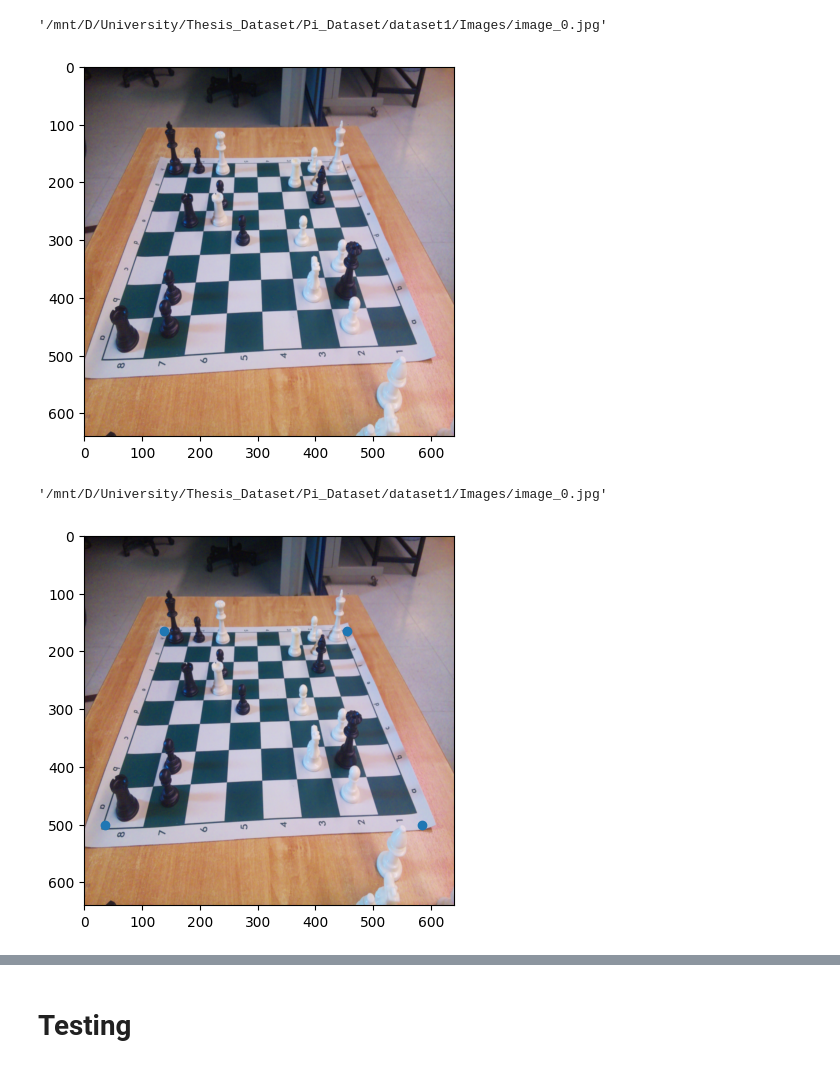
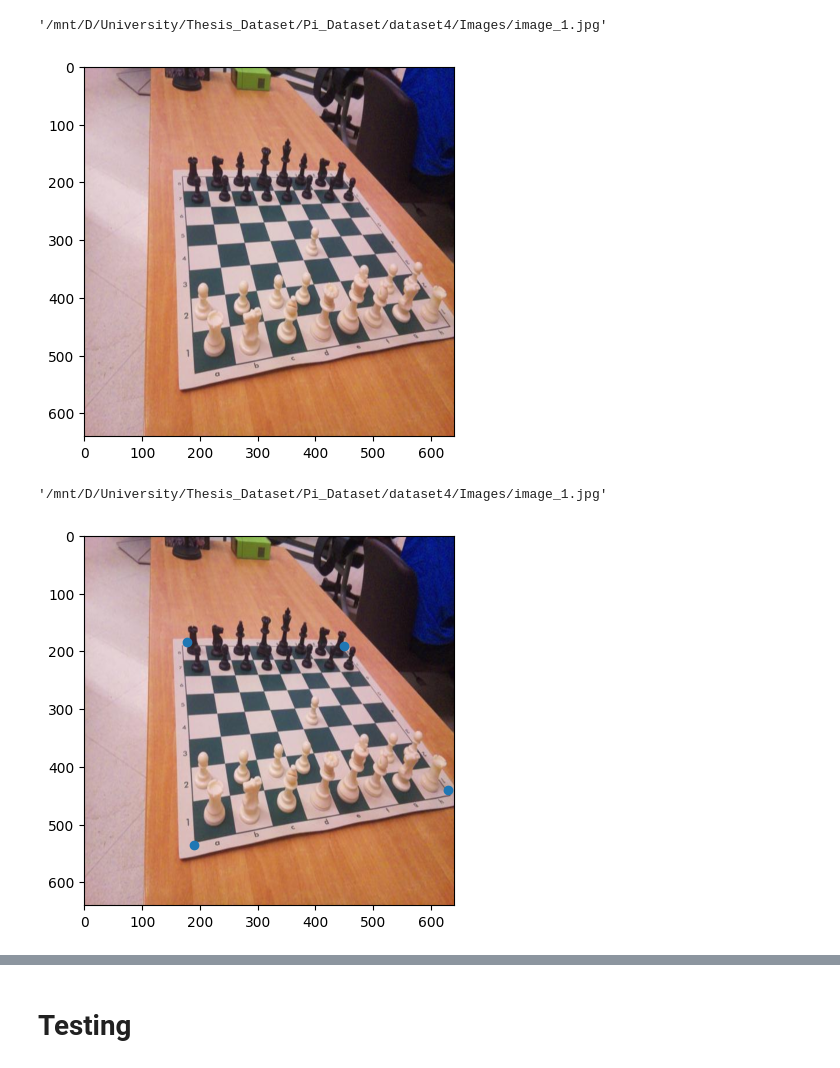
Before and after one commit to MostafaBelo/thesis_chess_lens, a Jupyter notebook: src/Dataset/DatasetCornerAnnotator/model_annotator.ipynb, the cells around one changed output, grey strips where cells are left out. Cells and saved outputs as stored; diff of their text form; code cells hidden in the pictures.

```diff
--- a/src/Dataset/DatasetCornerAnnotator/model_annotator.ipynb
+++ b/src/Dataset/DatasetCornerAnnotator/model_annotator.ipynb
@@ -9,20 +9,20 @@ from matplotlib import pyplot as plt
 from tqdm import tqdm
 # %%
 ds = ChessDataset.ChessDataset(
-    root_dirs="/mnt/D/University/Thesis_Dataset/Pi_Dataset/dataset1",
+    root_dirs="/mnt/D/University/Thesis_Dataset/Pi_Dataset/dataset4",
     config={
         "img_size": (640,640)
     },
     force_build_pkl=True
 )
 # %%
-img, y = ds[0]
+img, y = ds[1]
 
 plt.imshow(img.permute(1,2,0));
 y["image_path"]
 # %% [output]
-'/mnt/D/University/Thesis_Dataset/Pi_Dataset/dataset1/Images/image_0.jpg'
+'/mnt/D/University/Thesis_Dataset/Pi_Dataset/dataset4/Images/image_1.jpg'
-[figure, old version]
+[figure, new version]
 # %%
 img = ChessLens.ChessLensImage(img)
 img.detect_board()
@@ -33,8 +33,8 @@ img.board_detection.reshape(-1).to(int).tolist()
 
 y["image_path"]
 # %% [output]
-'/mnt/D/University/Thesis_Dataset/Pi_Dataset/dataset1/Images/image_0.jpg'
+'/mnt/D/University/Thesis_Dataset/Pi_Dataset/dataset4/Images/image_1.jpg'
-[figure, old version]
+[figure, new version]
 # %%
 res = []
 
```
Also changed, not shown: parts of 1 cell of this notebook, 9 other files.
